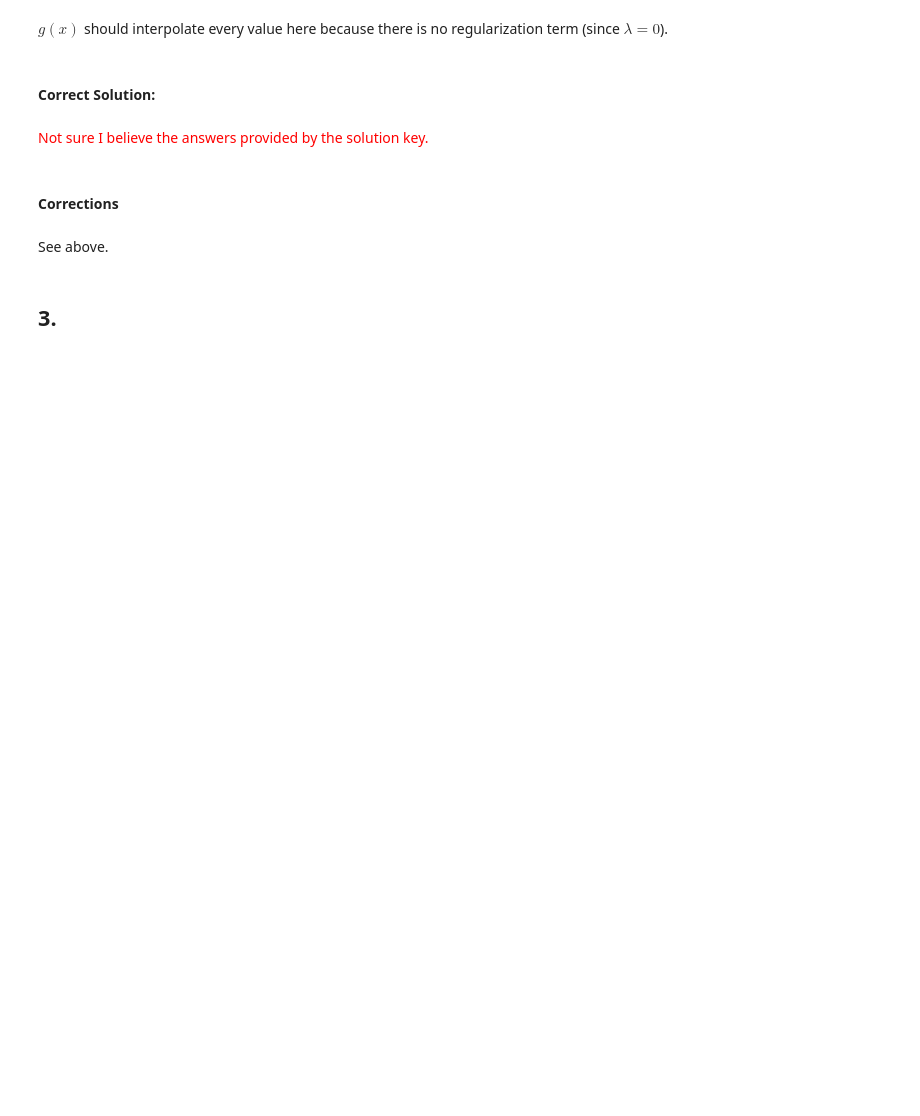
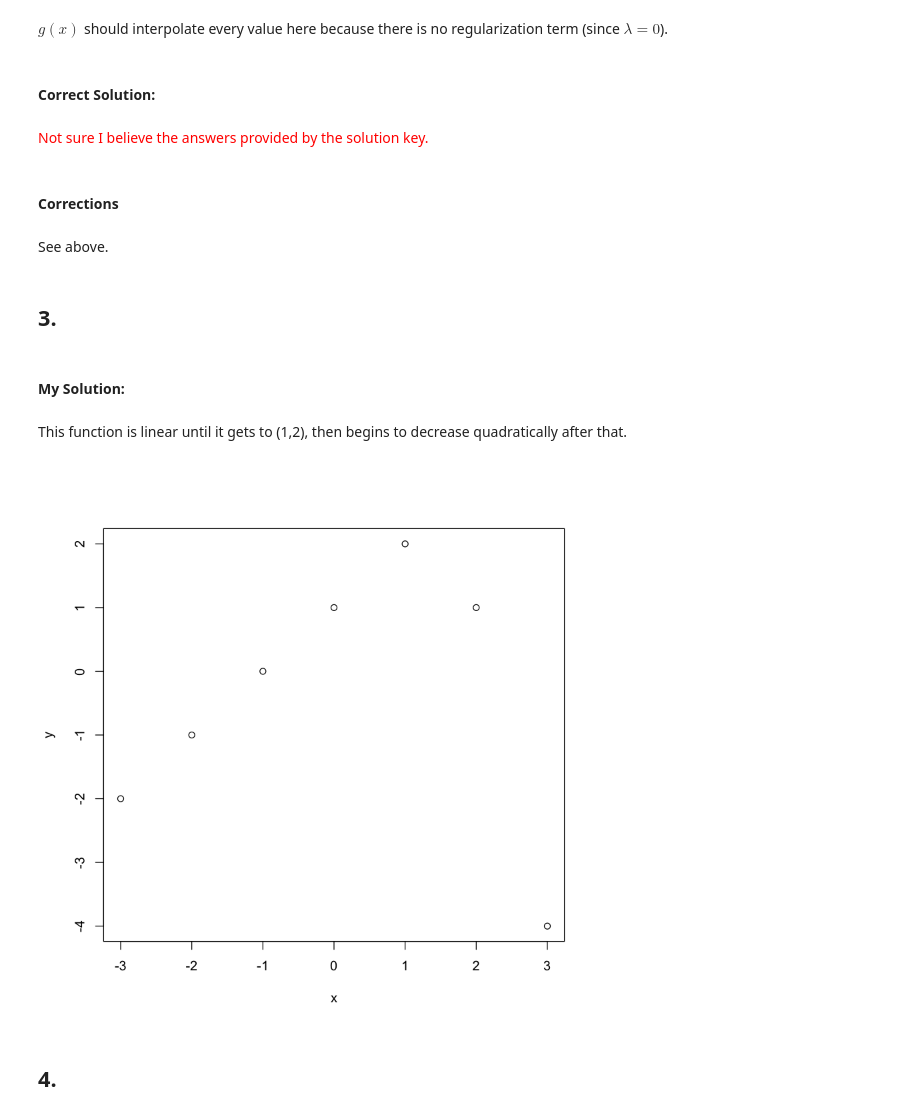
Before and after one commit to rforgione/ISLR, a Jupyter notebook: Chapter 7.ipynb, the cells around one changed output. Cells and saved outputs as stored; diff of their text form; code cells hidden in the pictures; blank space fills up the shorter version.

```diff
--- a/Chapter 7.ipynb
+++ b/Chapter 7.ipynb
@@ -141,3 +141,15 @@ $g(x)$ should interpolate every value here because there is no regularization te
 See above.
 # %% [markdown]
 ## 3.
+# %% [markdown]
+#### My Solution:
+# %% [markdown]
+This function is linear until it gets to (1,2), then begins to decrease quadratically after that.
+# %%
+x <- -3:3
+y <- 1 + 1*x + -2*(x-1)^2*I(x>=1)
+plot(x,y)
+# %% [output]
+[figure, added]
+# %% [markdown]
+## 4.
```
